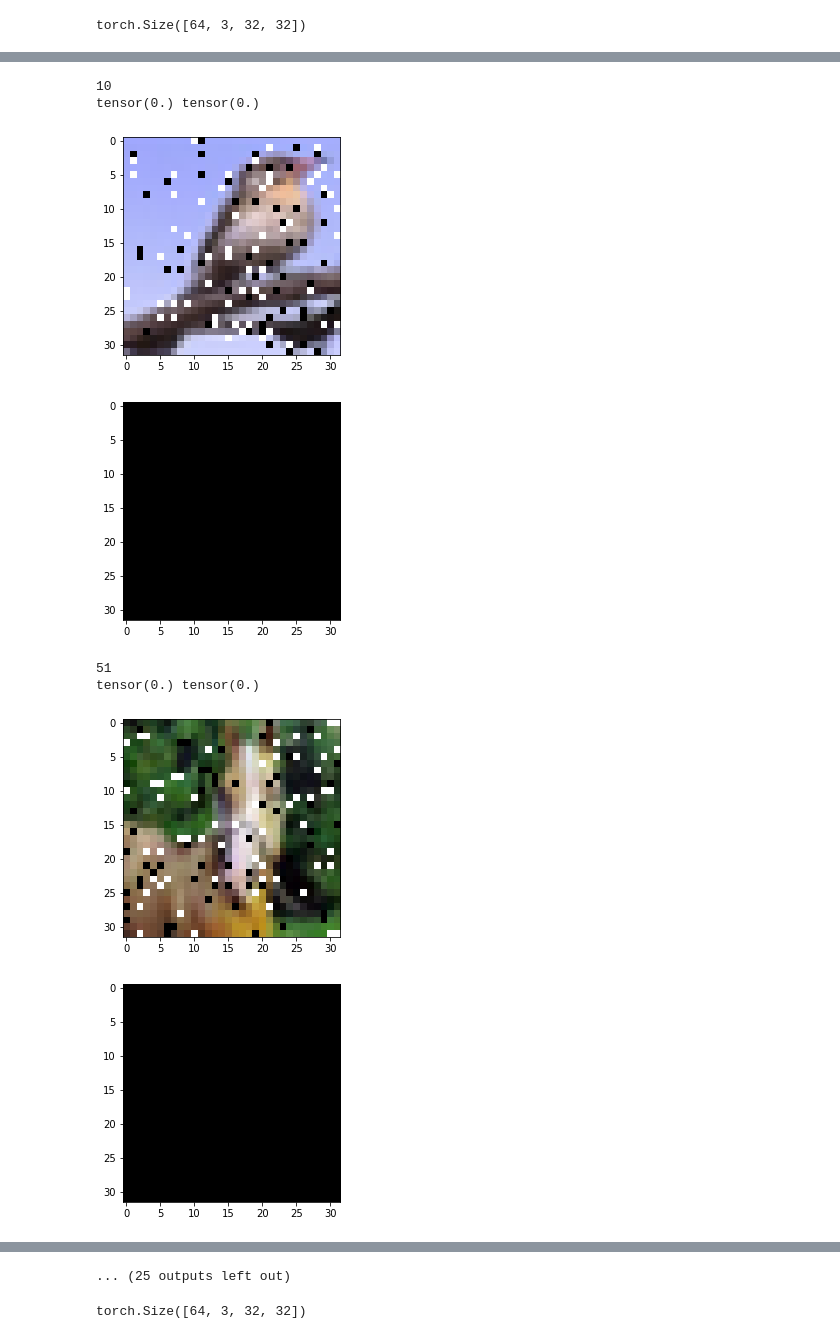
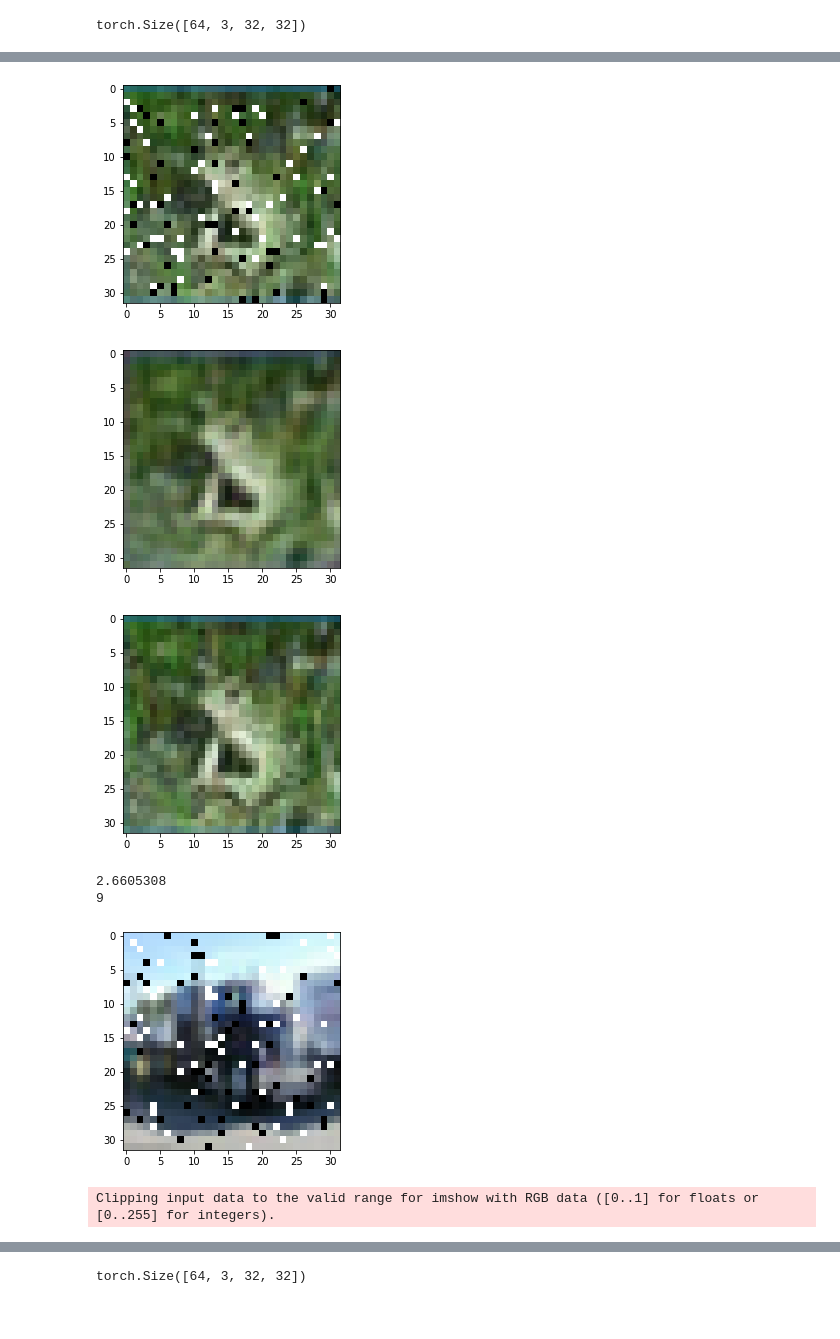
Before and after one commit to Maosef/easy-to-hard, a Jupyter notebook: denoise/denoise.ipynb, the cells around one changed output, grey strips where cells are left out. Cells and saved outputs as stored; diff of their text form; code cells hidden in the pictures.

Commit message:
Updated some training things so it actually works

```diff
--- a/denoise/denoise.ipynb
+++ b/denoise/denoise.ipynb
@@ -203,7 +204,7 @@ from utils import train, test, OptimizerWithSched, load_model_from_checkpoint, \
 
 # trainloader, testloader = get_dataloaders(args.train_batch_size, args.test_batch_size, shuffle=args.shuffle)
 
-train_data = NoisyImageDataset("./data", train=True)
+train_data = NoisyImageDataset("./data", train=True,num_bits=0.1)
 test_data = NoisyImageDataset("./data", train=False)
 # train_data = MazeDataset("./data", train=True)
 # test_data = MazeDataset("./data", train=False)
@@ -239,8 +240,7 @@ for batch_idx, (inputs, targets) in enumerate(tqdm(trainloader, leave=False)):
     print(inputs.shape)
     print(targets.shape)
 
-    idx = random.randint(0,64)
-    print(idx)
+    idx = random.randint(0,len(inputs)-1)
     image = inputs[idx].transpose(0, 1).transpose(1, 2)/256
     target = targets[idx].transpose(0, 1).transpose(1, 2)/256
 
@@ -307,15 +306,22 @@ torch.Size([64, 3, 32, 32])
 with torch.no_grad():
 
     for i in range(10):
-        idx = random.randint(0,64)
+        idx = random.randint(0,32)
         print(idx)
         input_image = inputs[idx].transpose(0, 1).transpose(1, 2)/256
+
         output = outputs[idx].transpose(0, 1).transpose(1, 2)/256
         output = output.cpu()
-        print(output.min(), output.max())
+
+        target = targets[idx].transpose(0,1).transpose(1,2)/256
+        target = target.cpu()
+
 
         plt.imshow(input_image)
         plt.show()
         plt.imshow(output)
         plt.show()
+        plt.imshow(target)
+        plt.show()
+        print(np.linalg.norm(output-target))
 # %% [output]
@@ -327,8 +334,7 @@ Clipping input data to the valid range for imshow with RGB data ([0..1] for floa
-10
-tensor(0.) tensor(0.)
-[figure, old version]
-[figure, old version]
+[figure, new version]
-51
-tensor(0.) tensor(0.)
-[figure, old version]
+[figure, new version]
-[figure, old version]
+[figure, new version]
+2.6605308
+9
+[figure, new version]
+Clipping input data to the valid range for imshow with RGB data ([0..1] for floats or [0..255] for integers).
@@ -338,4 +343,3 @@ tensor(-7.9097e-13) tensor(3.9148e-13)
-... (25 outputs left out)
 # %%
 # model training
 
```
Also changed, not shown: parts of 6 cells of this notebook, 4 other files.
